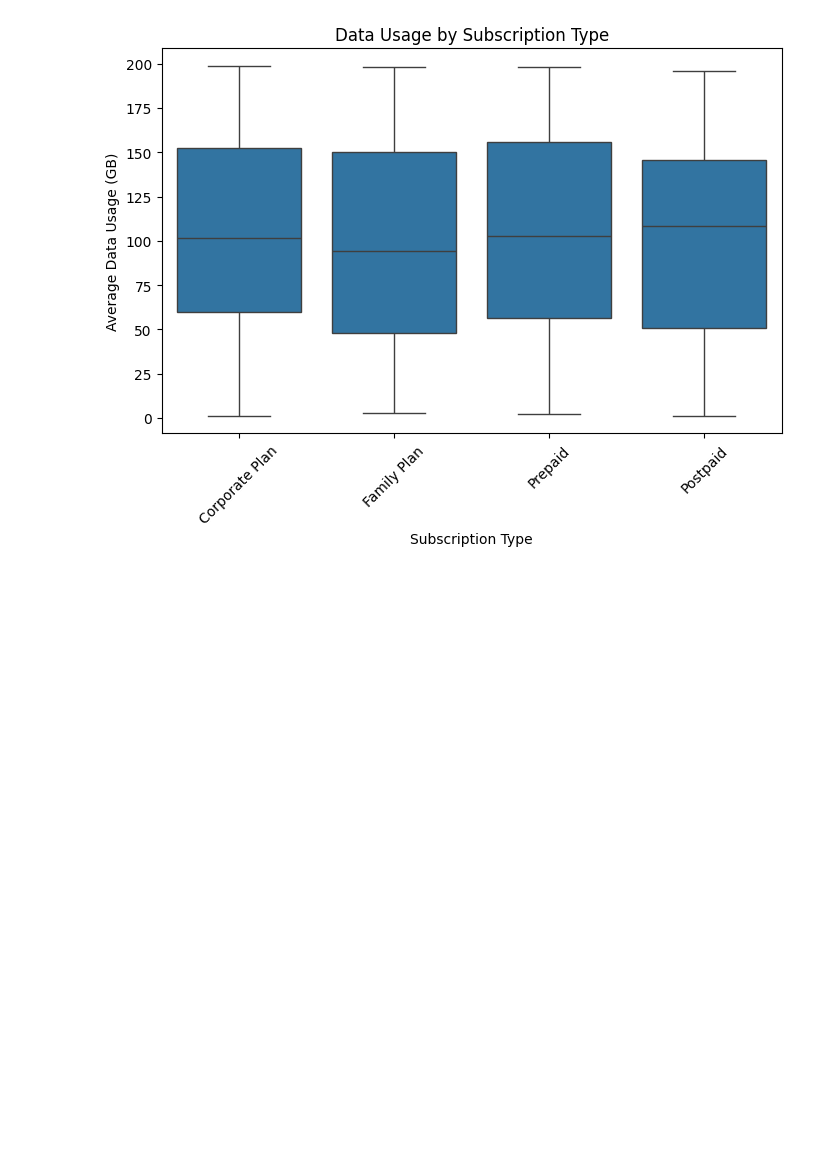
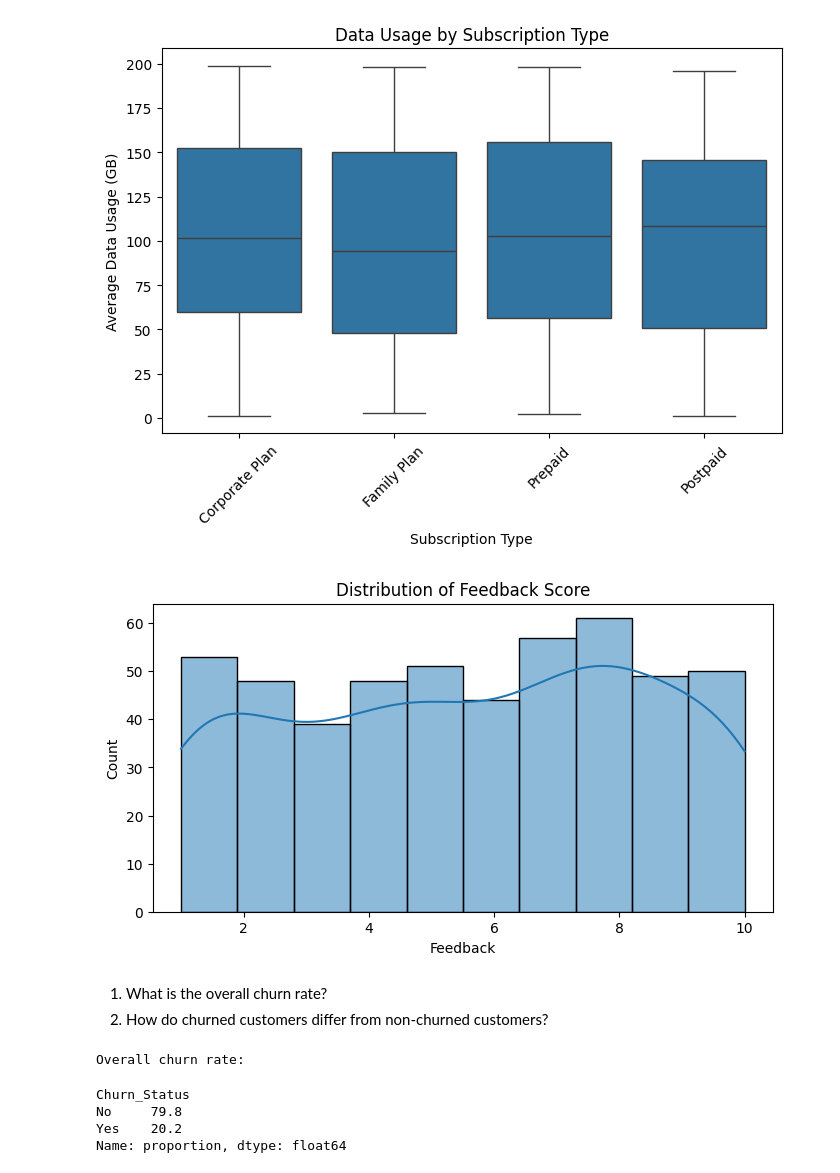
Before and after one commit to vedantsingh12/customer_segmentation, a Jupyter notebook: notebook/data_analytics.ipynb, the cells around one changed output. Cells and saved outputs as stored; diff of their text form; code cells hidden in the pictures; blank space fills up the shorter version.

```diff
--- a/notebook/data_analytics.ipynb
+++ b/notebook/data_analytics.ipynb
@@ -155,3 +155,26 @@ plt.xticks(rotation=45)
 plt.show()
 # %% [output]
 [figure]
+# %%
+df['Feedback_Score'].value_counts()
+plt.figure(figsize=(8,4))
+sns.histplot(df['Feedback_Score'],kde=True,bins=10)
+plt.title("Distribution of Feedback Score")
+plt.xlabel('Feedback')
+plt.ylabel('Count')
+plt.show()
+# %% [output]
+[figure, added]
+# %% [markdown]
+ 1. What is the overall churn rate?
+ 2. How do churned customers differ from non-churned customers?
+# %%
+churn_data=df['Churn_Status'].value_counts(normalize=True)*100
+print('Overall churn rate:')
+churn_data
+# %% [output]
+Overall churn rate:
+Churn_Status
+No     79.8
+Yes    20.2
+Name: proportion, dtype: float64
```
Also changed, not shown: parts of 5 cells of this notebook.
